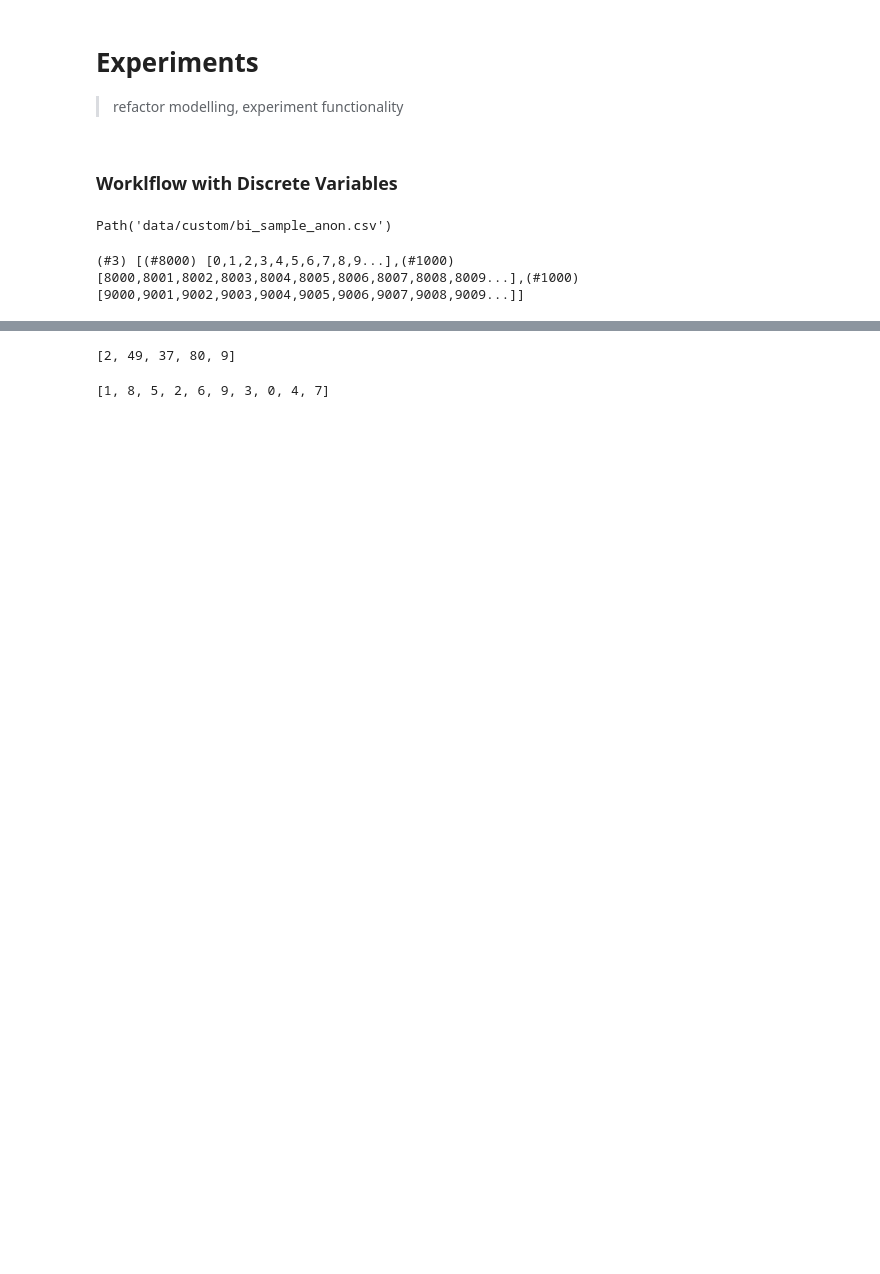
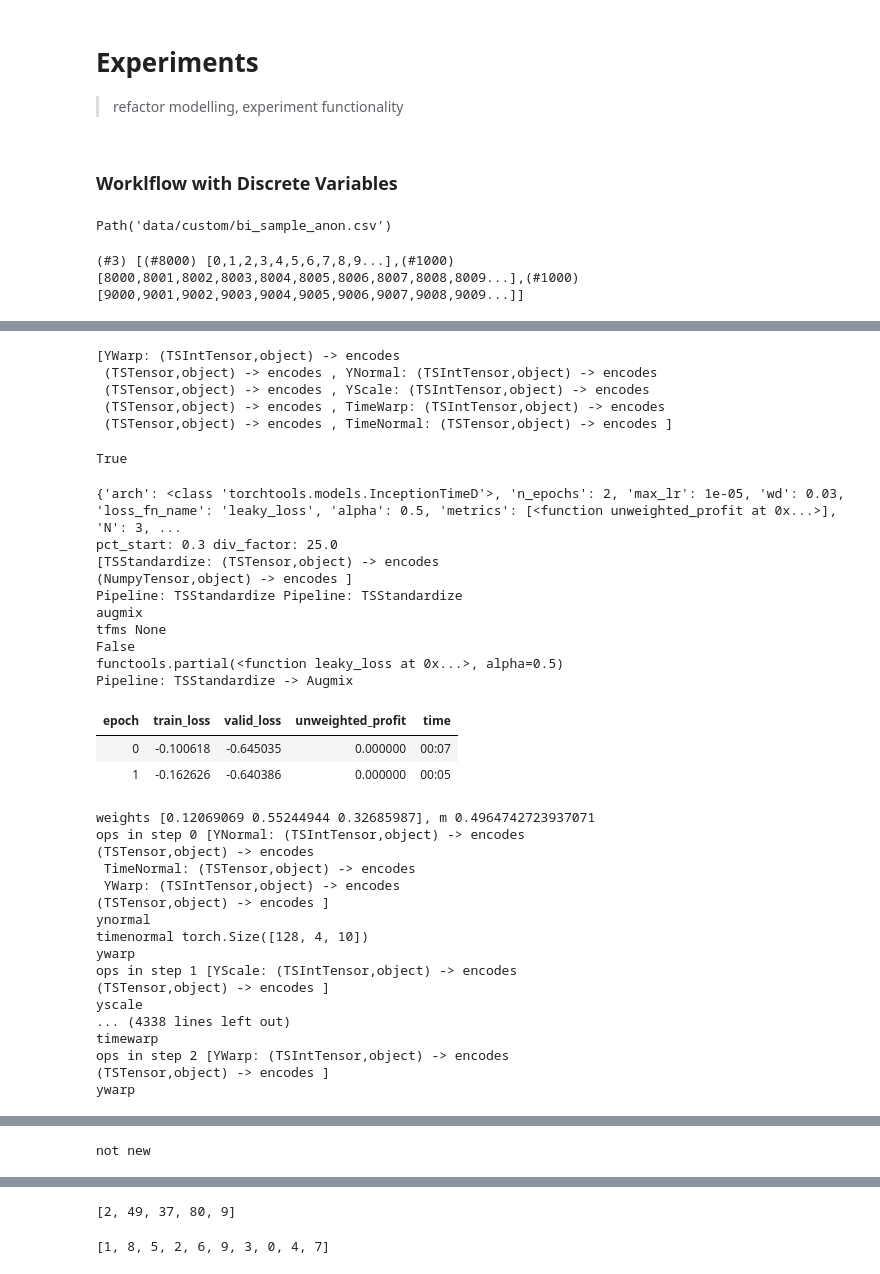
Before and after one commit to Takezo87/torchtools, a Jupyter notebook: _201_experiments_2.ipynb, the cells around one changed output, grey strips where cells are left out. Saved outputs shown, nothing was run; the diff lists cells and outputs as text; code cells hidden in the pictures; blank space fills up the shorter version.

```diff
--- a/_201_experiments_2.ipynb
+++ b/_201_experiments_2.ipynb
@@ -90,0 +115,45 @@ not new
+# %%
+ts_experiments.learn.dls.after_batch.tfms
+# %% [output]
+[YWarp: (TSIntTensor,object) -> encodes
+ (TSTensor,object) -> encodes , YNormal: (TSIntTensor,object) -> encodes
+ (TSTensor,object) -> encodes , YScale: (TSIntTensor,object) -> encodes
+ (TSTensor,object) -> encodes , TimeWarp: (TSIntTensor,object) -> encodes
+ (TSTensor,object) -> encodes , TimeNormal: (TSTensor,object) -> encodes ]
+# %%
+ts_experiments.learn.dls.after_batch[1].tfms[0].verbose
+# %% [output]
+True
+# %%
+ts_experiments.run_grid_search(hypers, df_results_fn=df_fn_test)
+# %% [output]
+{'arch': <class 'torchtools.models.InceptionTimeD'>, 'n_epochs': 2, 'max_lr': 1e-05, 'wd': 0.03, 'loss_fn_name': 'leaky_loss', 'alpha': 0.5, 'metrics': [<function unweighted_profit at 0x...>], 'N': 3, ...
+pct_start: 0.3 div_factor: 25.0
+[TSStandardize: (TSTensor,object) -> encodes
+(NumpyTensor,object) -> encodes ]
+Pipeline: TSStandardize Pipeline: TSStandardize
+augmix
+tfms None
+False
+functools.partial(<function leaky_loss at 0x...>, alpha=0.5)
+Pipeline: TSStandardize -> Augmix
+| epoch | train_loss | valid_loss | unweighted_profit | time |
+| 0 | -0.100618 | -0.645035 | 0.000000 | 00:07 |
+| 1 | -0.162626 | -0.640386 | 0.000000 | 00:05 |
+weights [0.12069069 0.55244944 0.32685987], m 0.4964742723937071
+ops in step 0 [YNormal: (TSIntTensor,object) -> encodes
+(TSTensor,object) -> encodes
+ TimeNormal: (TSTensor,object) -> encodes
+ YWarp: (TSIntTensor,object) -> encodes
+(TSTensor,object) -> encodes ]
+ynormal
+timenormal torch.Size([128, 4, 10])
+ywarp
+ops in step 1 [YScale: (TSIntTensor,object) -> encodes
+(TSTensor,object) -> encodes ]
+yscale
+... (4338 lines left out)
+timewarp
+ops in step 2 [YWarp: (TSIntTensor,object) -> encodes
+(TSTensor,object) -> encodes ]
+ywarp
@@ -90,0 +161 @@ not new
+not new
```
Also changed, not shown: parts of 23 cells of this notebook, 6 other files.
